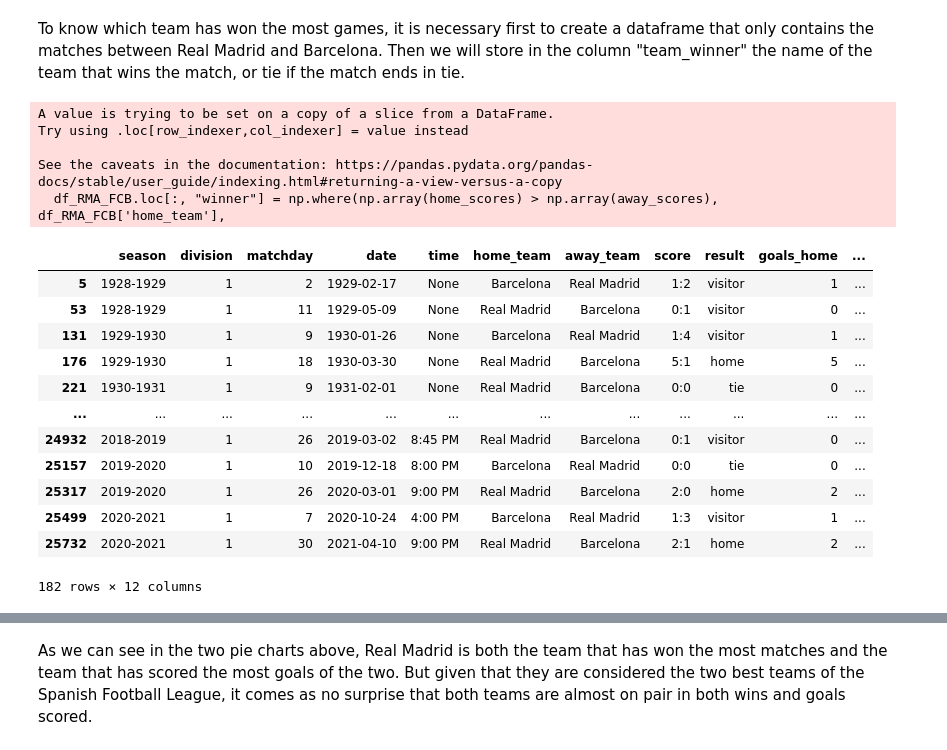
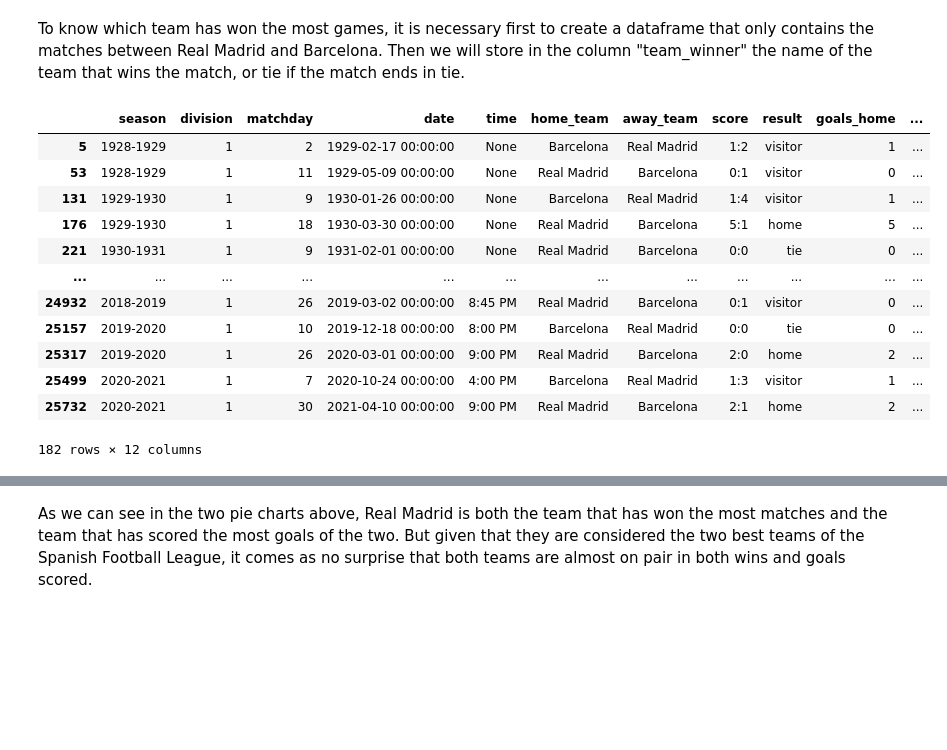
Before and after one commit to mariajinxue/la-quiniela, a Jupyter notebook: analysis/LaLigaDataAnalysis.ipynb, the cells around one changed output, grey strips where cells are left out. Drawn from its saved outputs; the diff is of its cells as text; code cells hidden in the pictures; blank space fills up the shorter version.

```diff
--- a/analysis/LaLigaDataAnalysis.ipynb
+++ b/analysis/LaLigaDataAnalysis.ipynb
@@ -417,35 +417,30 @@ plot_cross_results_table("2020-2021", 2)
 To know which team has won the most games, it is necessary first to create a dataframe that only contains the matches between Real Madrid and Barcelona. Then we will store in the column "team_winner" the name of the team that wins the match, or tie if the match ends in tie.
 # %%
 df5 = df.dropna(subset=["score"]).copy()
-df5["goals_home"] = df5["score"].str.split(":").str[0].astype("Int64")
-df5["goals_away"] = df5["score"].str.split(":").str[1].astype("Int64")
+df5.loc["goals_home"] = df5["score"].str.split(":").str[0].astype("Int64")
+df5.loc["goals_away"] = df5["score"].str.split(":").str[1].astype("Int64")
 
-df_RMA_FCB = df5[(df5['home_team'].isin(['Real Madrid', 'Barcelona'])) & (df5['away_team'].isin(['Real Madrid', 'Barcelona']))]
+df_RMA_FCB = df5[(df5['home_team'].isin(['Real Madrid', 'Barcelona'])) & (df5['away_team'].isin(['Real Madrid', 'Barcelona']))].copy()
 
 home_scores, away_scores = zip(*df_RMA_FCB['score'].str.split(':').apply(lambda x: (int(x[0]), int(x[1]))))
 df_RMA_FCB.loc[:, "winner"] = np.where(np.array(home_scores) > np.array(away_scores), df_RMA_FCB['home_team'],
                                        np.where(np.array(home_scores) < np.array(away_scores), df_RMA_FCB['away_team'], 'Tie'))
 
 df_RMA_FCB
 # %% [output]
+|  | season | division | matchday | date | time | home_team | away_team | score | result | goals_home | ... |
+| 5 | 1928-1929 | 1 | 2 | 1929-02-17 00:00:00 | None | Barcelona | Real Madrid | 1:2 | visitor | 1 | ... |
+| 53 | 1928-1929 | 1 | 11 | 1929-05-09 00:00:00 | None | Real Madrid | Barcelona | 0:1 | visitor | 0 | ... |
+| 131 | 1929-1930 | 1 | 9 | 1930-01-26 00:00:00 | None | Barcelona | Real Madrid | 1:4 | visitor | 1 | ... |
+| 176 | 1929-1930 | 1 | 18 | 1930-03-30 00:00:00 | None | Real Madrid | Barcelona | 5:1 | home | 5 | ... |
+| 221 | 1930-1931 | 1 | 9 | 1931-02-01 00:00:00 | None | Real Madrid | Barcelona | 0:0 | tie | 0 | ... |
+| ... | ... | ... | ... | ... | ... | ... | ... | ... | ... | ... | ... |
+| 24932 | 2018-2019 | 1 | 26 | 2019-03-02 00:00:00 | 8:45 PM | Real Madrid | Barcelona | 0:1 | visitor | 0 | ... |
+| 25157 | 2019-2020 | 1 | 10 | 2019-12-18 00:00:00 | 8:00 PM | Barcelona | Real Madrid | 0:0 | tie | 0 | ... |
+| 25317 | 2019-2020 | 1 | 26 | 2020-03-01 00:00:00 | 9:00 PM | Real Madrid | Barcelona | 2:0 | home | 2 | ... |
+| 25499 | 2020-2021 | 1 | 7 | 2020-10-24 00:00:00 | 4:00 PM | Barcelona | Real Madrid | 1:3 | visitor | 1 | ... |
+| 25732 | 2020-2021 | 1 | 30 | 2021-04-10 00:00:00 | 9:00 PM | Real Madrid | Barcelona | 2:1 | home | 2 | ... |
-A value is trying to be set on a copy of a slice from a DataFrame.
-Try using .loc[row_indexer,col_indexer] = value instead
-
-See the caveats in the documentation: https://pandas.pydata.org/pandas-docs/stable/user_guide/indexing.html#returning-a-view-versus-a-copy
-  df_RMA_FCB.loc[:, "winner"] = np.where(np.array(home_scores) > np.array(away_scores), df_RMA_FCB['home_team'],
+182 rows × 12 columns
-|  | season | division | matchday | date | time | home_team | away_team | score | result | goals_home | ... |
-| 5 | 1928-1929 | 1 | 2 | 1929-02-17 | None | Barcelona | Real Madrid | 1:2 | visitor | 1 | ... |
-| 53 | 1928-1929 | 1 | 11 | 1929-05-09 | None | Real Madrid | Barcelona | 0:1 | visitor | 0 | ... |
-| 131 | 1929-1930 | 1 | 9 | 1930-01-26 | None | Barcelona | Real Madrid | 1:4 | visitor | 1 | ... |
-| 176 | 1929-1930 | 1 | 18 | 1930-03-30 | None | Real Madrid | Barcelona | 5:1 | home | 5 | ... |
-| 221 | 1930-1931 | 1 | 9 | 1931-02-01 | None | Real Madrid | Barcelona | 0:0 | tie | 0 | ... |
-| ... | ... | ... | ... | ... | ... | ... | ... | ... | ... | ... | ... |
-| 24932 | 2018-2019 | 1 | 26 | 2019-03-02 | 8:45 PM | Real Madrid | Barcelona | 0:1 | visitor | 0 | ... |
-| 25157 | 2019-2020 | 1 | 10 | 2019-12-18 | 8:00 PM | Barcelona | Real Madrid | 0:0 | tie | 0 | ... |
-| 25317 | 2019-2020 | 1 | 26 | 2020-03-01 | 9:00 PM | Real Madrid | Barcelona | 2:0 | home | 2 | ... |
-| 25499 | 2020-2021 | 1 | 7 | 2020-10-24 | 4:00 PM | Barcelona | Real Madrid | 1:3 | visitor | 1 | ... |
-| 25732 | 2020-2021 | 1 | 30 | 2021-04-10 | 9:00 PM | Real Madrid | Barcelona | 2:1 | home | 2 | ... |
-182 rows × 12 columns
 # %%
 winners_count = df_RMA_FCB["winner"].value_counts()
 homegoals_count = df_RMA_FCB.groupby("home_team")["goals_home"].sum()
```
Also changed, not shown: parts of 7 cells of this notebook.
